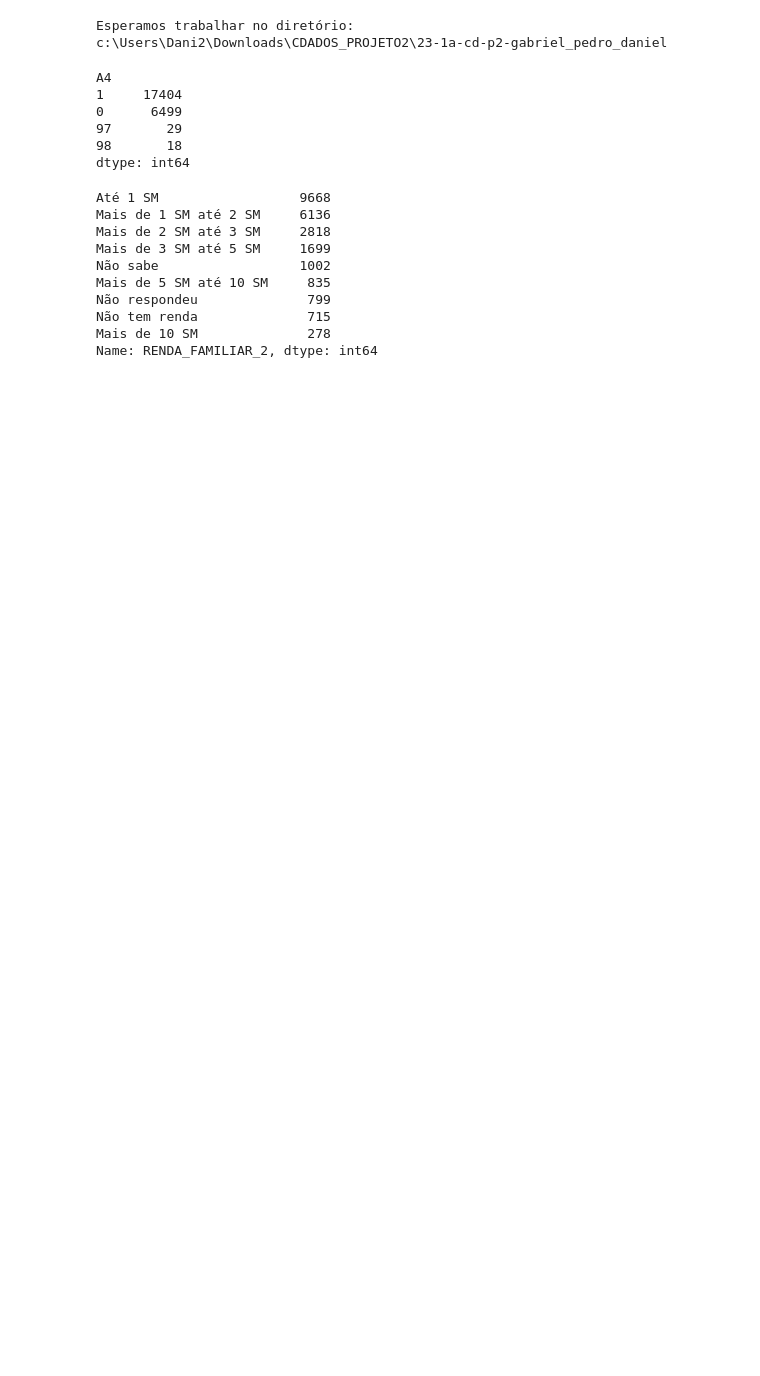
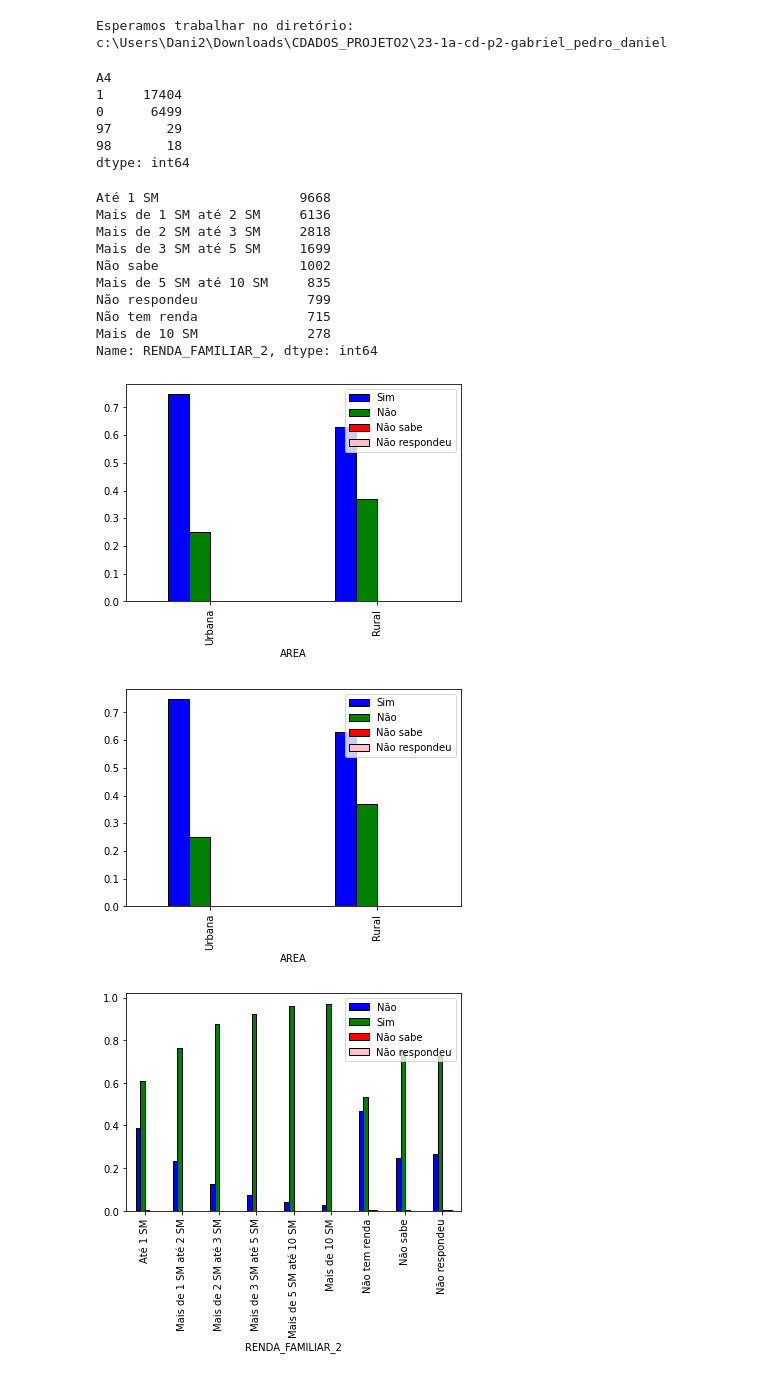
Before and after one commit to insper-classroom/23-1a-cd-p2-gabriel_pedro_daniel, a Jupyter notebook: Projeto.ipynb, the cells around one changed output. Saved outputs shown, nothing was run; the diff lists cells and outputs as text; code cells hidden in the pictures; blank space fills up the shorter version.

```diff
--- a/Projeto.ipynb
+++ b/Projeto.ipynb
@@ -62,3 +62,27 @@ Não respondeu              799
 Não tem renda              715
 Mais de 10 SM              278
 Name: RENDA_FAMILIAR_2, dtype: int64
+# %%
+lista_graf = ['AREA','RENDA_FAMILIAR_2','CLASSE_2015','COD_REGIAO_2','TV','DVD','TELEFONE_FIXO','VIDEOGAME','TV_ASSINATURA','ANTENA_PARABOLICA','A1_A','A1_B','A1_C','A7A']
+
+x = df_novo['A4'].groupby(df_novo['AREA']).value_counts(normalize = True)
+
+x.unstack().plot.bar(color=['blue','green','red','pink'], ec = "k")
+
+x
+
+lista_group = []
+
+for coluna in lista_graf:
+    lista_group.append(df_novo['A4'].groupby(df_novo[coluna]).value_counts(normalize = True))
+
+q = 0
+
+for i in range (1,6):
+    for j in range (1,3):
+        lista_group[q].unstack().plot.bar(color=['blue','green','red','pink'], ec = "k")
+        q = q + 1
+# %% [output]
+[figure, added]
+[figure, added]
+[figure, added]
```
Also changed, not shown: parts of 1 cell of this notebook.
